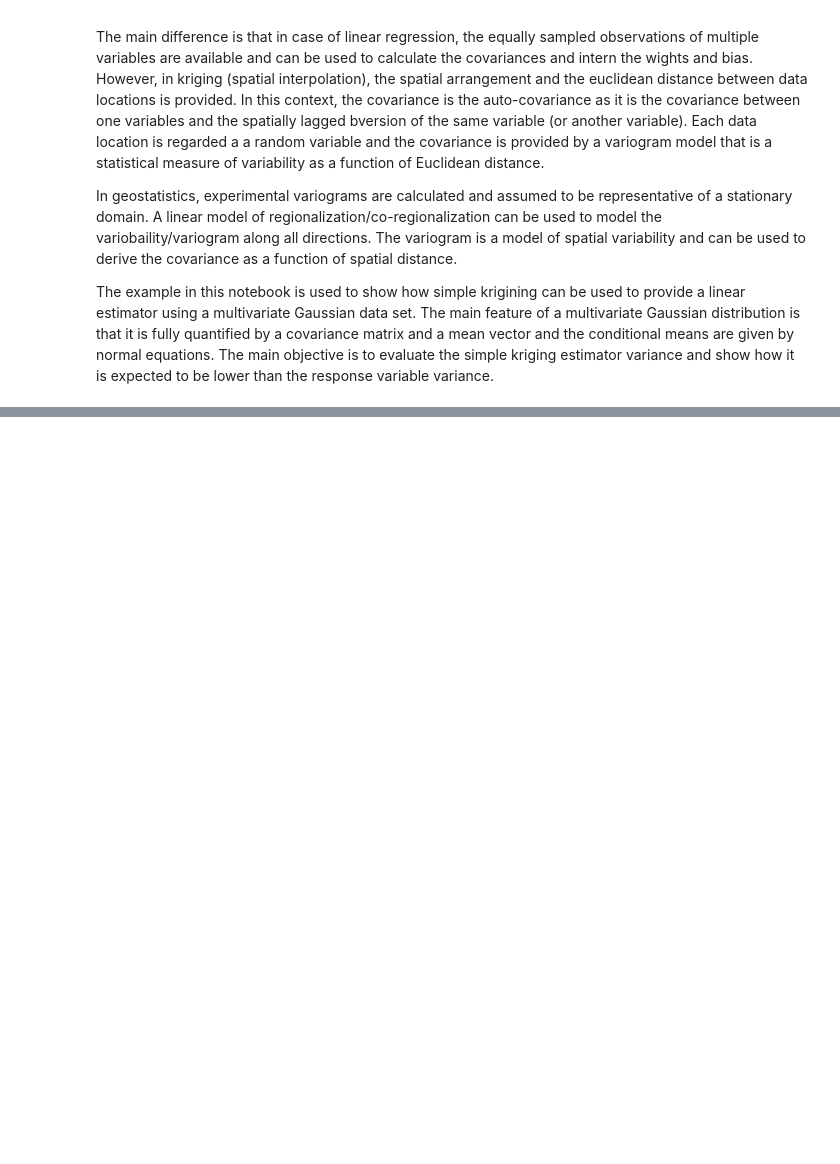
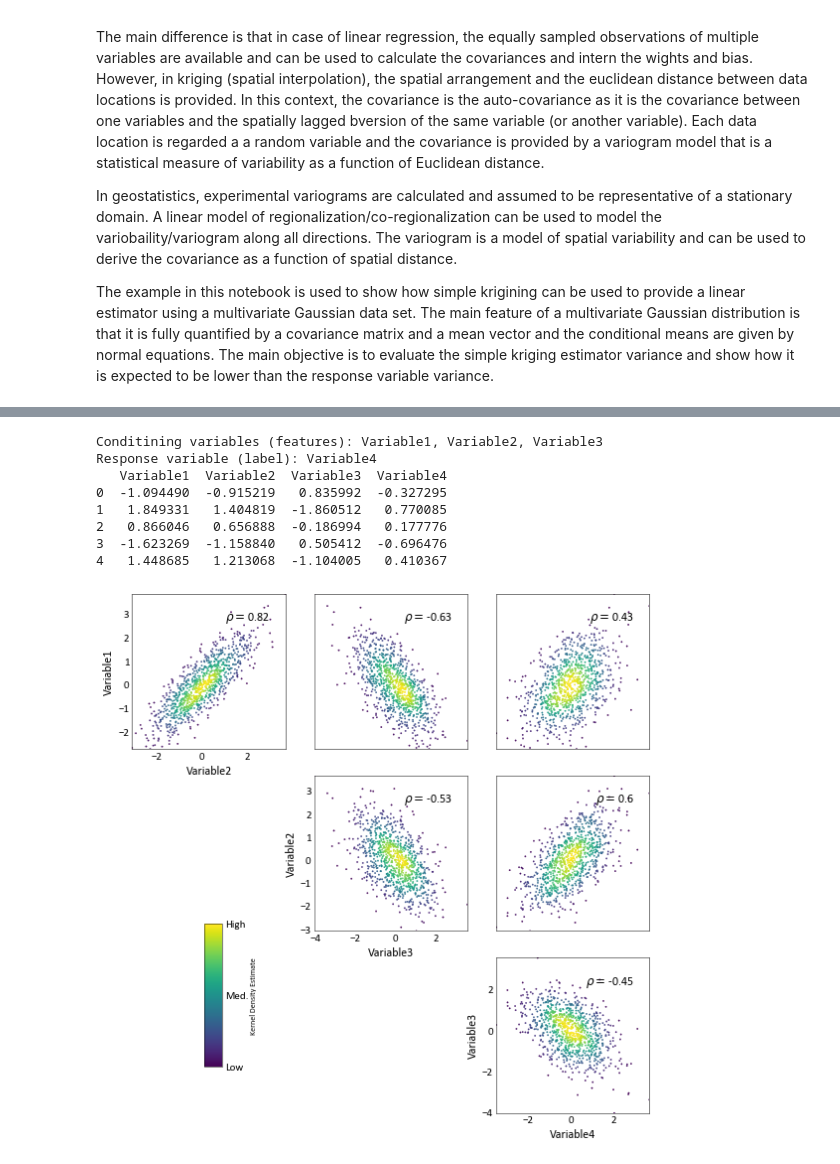
Before and after one commit to MHadavand/Lessons, a Jupyter notebook: Geostat/SimpleKrigingVariance.ipynb, the cells around one changed output, grey strips where cells are left out. Drawn from its saved outputs; the diff is of its cells as text; code cells hidden in the pictures; blank space fills up the shorter version.

Commit message:
Finished up the simple kriging variance notebook

```diff
--- a/Geostat/SimpleKrigingVariance.ipynb
+++ b/Geostat/SimpleKrigingVariance.ipynb
@@ -78,6 +63,0 @@ Note that knowing the mean is necessary for the theoretical derivation that resu
-# %%
-conditioning_vars = data.columns[:-1]
-response_var = data.columns[-1]
-
-print('Conditining variables (features):', ', '.join(conditioning_vars))
-print('Response variable (label):', ', '.join([response_var]))
@@ -87,10 +63,0 @@ Response variable (label): Variable4
-# %%
-# With the assumption of estimating conditional moments for the last variable
-K = cov[:-1,:-1] # Cij
-k = cov[-1,:-1].reshape(K.shape[0],1)
-C00= cov[-1,-1]
-Z_mean = mean[:-1].reshape(K.shape[0],1)
-Z0_mean = mean[0]
-lambdas = np.matmul(k.T, np.linalg.inv(K)) # trasnpose of lamdas
-print('Conditining weight are:{}'.format(*lambdas))
-print('Note that the conditining weights only depend on covriances and not the conditioning values')
@@ -113,2 +63,0 @@ conditional_variance()
-# %%
-estimate = data[data.columns[:-1]].apply(lambda x: conditional_mean(x), axis=1)
@@ -127,3 +63,0 @@ conditional_variance()
-# %%
-X = data.values[:,0:-1]
-y = data.values[:,-1]
@@ -133,0 +162,15 @@ array([-0.20977658,  0.67738802, -0.18649843])
+# %%
+n_sample = 100000
+mean = np.array([0, 0, 0, 0])
+cov = np.array([[1, 0.8, -0.6, 0.4], [0.8, 1, -0.5, 0.6], [-0.6, -0.5, 1, -0.4], [0.4, 0.6, -0.4, 1]])  # diagonal covariance
+krig_example = KrigingExample(mean, cov, n_sample)
+# %% [output]
+Conditining variables (features): Variable1, Variable2, Variable3
+Response variable (label): Variable4
+   Variable1  Variable2  Variable3  Variable4
+0  -1.094490  -0.915219   0.835992  -0.327295
+1   1.849331   1.404819  -1.860512   0.770085
+2   0.866046   0.656888  -0.186994   0.177776
+3  -1.623269  -1.158840   0.505412  -0.696476
+4   1.448685   1.213068  -1.104005   0.410367
+[figure, added]
```
Also changed, not shown: parts of 25 cells of this notebook, 1 other file.
